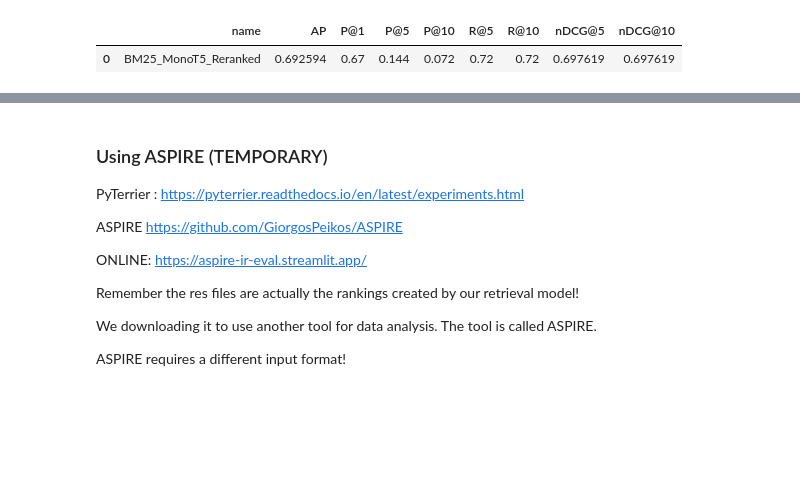
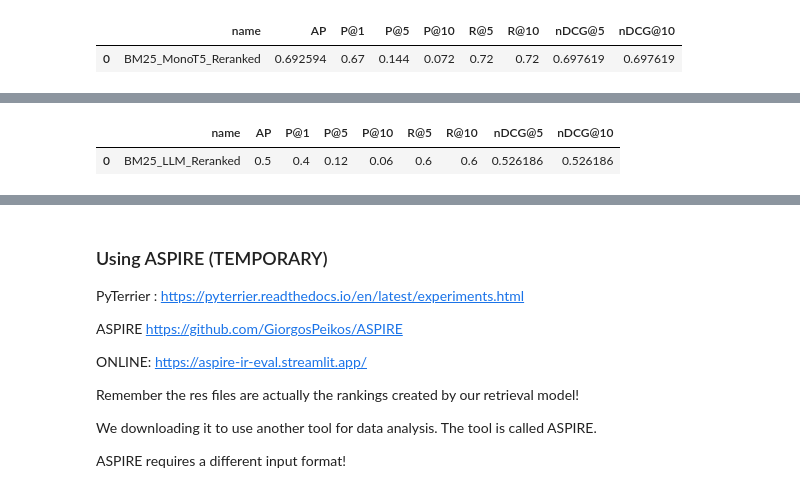
Before and after one commit to OmerSherman/IRProject, a Jupyter notebook: Historical News Question Answering.ipynb, the cells around one changed output, grey strips where cells are left out. Drawn from its saved outputs; the diff is of its cells as text; code cells hidden in the pictures; blank space fills up the shorter version.

```diff
--- a/Historical News Question Answering.ipynb
+++ b/Historical News Question Answering.ipynb
@@ -616,0 +780,68 @@ KeyboardInterrupt:
+# %%
+import torch
+import torch.nn.functional as F
+
+def logit_discriminator_scorer(row):
+    query = str(row['query'])
+    text = str(row['text'])[:400]
+    prompt = f"Query: {query} Document: {text} Relevant? (0-10):"
+    inputs = tokenizer(prompt, return_tensors="pt").to("cuda")
+    with torch.no_grad():
+        outputs = model(input_ids=inputs.input_ids)
+        last_token_logits = outputs.logits[0, -1, :]
+        # Encode digits 0-10 to find their token IDs
+        target_tokens = [tokenizer.encode(str(i), add_special_tokens=False)[-1] for i in range(11)]
+
+        # Filter logits for only the target digit tokens
+        relevant_logits = last_token_logits[target_tokens]
+
+        # Apply softmax to get probabilities
+        probs = F.softmax(relevant_logits, dim=-1)
+
+        # Calculate expected score (0*P(0) + 1*P(1) + ... + 10*P(10))
+        final_score = sum(i * prob.item() for i, prob in enumerate(probs))
+
+    return final_score
+
+sample_query = queries_df.iloc[0]['query'] # Example: "How many lots did Thomas Peirce have"
+
+# Assuming 'result' (from document_collection.json) is available and contains documents
+# We'll create a small DataFrame with a single query and a few document contexts to test.
+sample_data_for_scorer = [
+    {"query": sample_query, "text": result[0]['context']},
+    {"query": sample_query, "text": result[1]['context']},
+    {"query": "European politics", "text": result[2]['context']}
+]
+sample_df = pd.DataFrame(sample_data_for_scorer)
+sample_df['refined_score'] = sample_df.apply(logit_discriminator_scorer, axis=1)
+print(sample_df[['query', 'refined_score']])
+
+llm_reranker_pipeline = bm25_1st_stage_retrieval >> pt.text.get_text(index, 'text') >> pt.apply.doc_scores(logit_discriminator_scorer)
+
+query_llm_test = "Europe"
+llm_reranked_results = llm_reranker_pipeline.search(query_llm_test)
+print('\n-------------------- LLM Re-ranking results (top 10) --------------------\n', llm_reranked_results.head(10))
+
+# Prepare queries_df and qrels_df (assuming 'queries' and 'qrels' are defined globally)
+queries_df_llm = pd.DataFrame(queries)
+qrels_df_llm = pd.DataFrame(qrels)
+
+queries_df_llm = queries_df_llm.rename(columns={"query_id": "qid", "question": "query"})
+qrels_df_llm = qrels_df_llm.rename(columns={"query_id": "qid", "para_id": "docno"})
+
+# Use a small subset of queries for faster computation
+num_queries_subset_llm = 100
+queries_subset_df_llm = queries_df_llm.head(num_queries_subset_llm)
+qrels_subset_df_llm = qrels_df_llm[qrels_df_llm['qid'].isin(queries_subset_df_llm['qid'])].copy()
+
+# Run the experiment with the LLM re-ranking pipeline
+experiment_results_llm = pt.Experiment(
+    [llm_reranker_pipeline],
+    queries_subset_df_llm,  # Use the subset of queries
+    qrels_subset_df_llm,    # Use the filtered qrels for the subset
+    [P@1, P@5, P@10, R@5, R@10, nDCG@5, nDCG@10, MAP], # Ensure these measures are defined
+    names=["BM25_LLM_Reranked"]
+)
+
+display(experiment_results_llm)
+# %% [output]
@@ -616,0 +865,2 @@ KeyboardInterrupt:
+|  | name | AP | P@1 | P@5 | P@10 | R@5 | R@10 | nDCG@5 | nDCG@10 |
+| 0 | BM25_LLM_Reranked | 0.5 | 0.4 | 0.12 | 0.06 | 0.6 | 0.6 | 0.526186 | 0.526186 |
```
Also changed, not shown: parts of 24 cells of this notebook.
